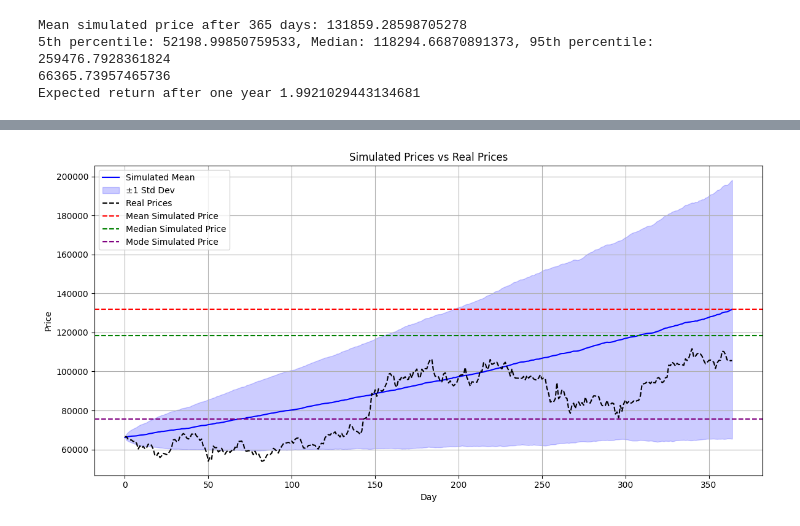
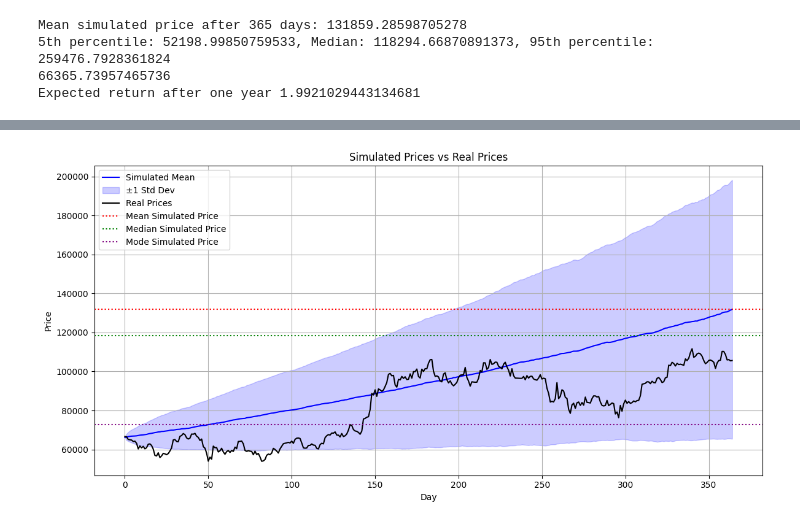
Before and after one commit to jaunceymyles/MonteCarloSimulations, a Jupyter notebook: montecarlobasic.ipynb, the cells around one changed output, grey strips where cells are left out. Cells and saved outputs as stored; diff of their text form; code cells hidden in the pictures.

```diff
--- a/montecarlobasic.ipynb
+++ b/montecarlobasic.ipynb
@@ -98,14 +98,14 @@ Expected return after one year 1.9921029443134681
 # %%
 mean_val = np.mean(final_prices)
 median_val = np.median(final_prices)
-counts, bins = np.histogram(final_prices, bins=50)
+counts, bins = np.histogram(final_prices, bins=100)
 bin_centers = 0.5 * (bins[1:] + bins[:-1])
 hist_mode = bin_centers[np.argmax(counts)]
 
 plt.hist(final_prices, bins = 100, color='blue', alpha=0.7, edgecolor='black')
 plt.axvline(mean_val, color='red', linestyle='--', linewidth=2, label=f'Mean: {mean_val:.2f}')
 plt.axvline(median_val, color='green', linestyle='--', linewidth=2, label=f'Median: {median_val:.2f}')
-plt.axvline(hist_mode, color='purple', linestyle='--', linewidth=2, label=f'Mode: {mode_val:.2f}')
+plt.axvline(hist_mode, color='purple', linestyle='--', linewidth=2, label=f'Mode: {hist_mode:.2f}')
 
 plt.title('Histogram of Simulated Final Prices')
 plt.xlabel('Price')
@@ -144,30 +142,30 @@ real_prices = data['Close'][366:].values
 # %%
 days = np.arange(365)
 
 plt.figure(figsize=(12, 6))
 
 # Plot simulated mean
 plt.plot(days, simulated_row_avg, label='Simulated Mean', color='blue')
 
 # Shaded area for ±1 std dev
 plt.fill_between(days,
                  simulated_row_avg - simulated_row_std,
                  simulated_row_avg + simulated_row_std,
                  color='blue', alpha=0.2, label='±1 Std Dev')
 
 # Plot real prices
-plt.plot(days, real_prices, label='Real Prices', color='black', linestyle='--')
-plt.axhline(y=mean_val, color='red', linestyle='--', label='Mean Simulated Price')
-plt.axhline(y=median_val, color='green', linestyle='--', label='Median Simulated Price')
-plt.axhline(y=hist_mode, color='purple', linestyle='--', label='Mode Simulated Price')
+plt.plot(days, real_prices, label='Real Prices', color='black', linestyle='-')
+plt.axhline(y=mean_val, color='red', linestyle=':', label='Mean Simulated Price')
+plt.axhline(y=median_val, color='green', linestyle=':', label='Median Simulated Price')
+plt.axhline(y=hist_mode, color='purple', linestyle=':', label='Mode Simulated Price')
 
 # Labels and legend
 plt.title('Simulated Prices vs Real Prices')
 plt.xlabel('Day')
 plt.ylabel('Price')
 plt.legend()
 plt.grid(True)
 plt.tight_layout()
 plt.show()
 # %% [output]
-[figure, old version]
+[figure, new version]
```
Also changed, not shown: parts of 3 cells of this notebook.
